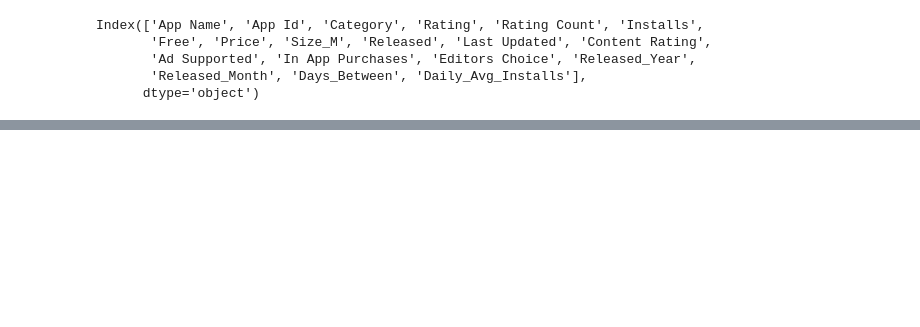
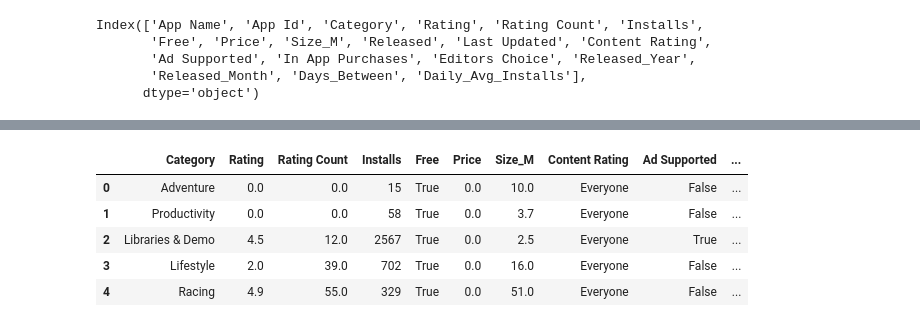
Before and after one commit to mostafa-fallaha/data-drift-simulation, a Jupyter notebook: new_data/new_data.ipynb, the cells around one changed output, grey strips where cells are left out. Saved outputs shown, nothing was run; the diff lists cells and outputs as text; code cells hidden in the pictures; blank space fills up the shorter version.

```diff
--- a/new_data/new_data.ipynb
+++ b/new_data/new_data.ipynb
@@ -64,3 +134,14 @@ df = df[:90000]
+# %%
+df.drop(columns=['Released', 'Last Updated'], axis=1, inplace=True)
+# %%
+df.head()
+# %% [output]
+|  | Category | Rating | Rating Count | Installs | Free | Price | Size_M | Content Rating | Ad Supported | ... |
+| 0 | Adventure | 0.0 | 0.0 | 15 | True | 0.0 | 10.0 | Everyone | False | ... |
+| 1 | Productivity | 0.0 | 0.0 | 58 | True | 0.0 | 3.7 | Everyone | False | ... |
+| 2 | Libraries & Demo | 4.5 | 12.0 | 2567 | True | 0.0 | 2.5 | Everyone | True | ... |
+| 3 | Lifestyle | 2.0 | 39.0 | 702 | True | 0.0 | 16.0 | Everyone | False | ... |
+| 4 | Racing | 4.9 | 55.0 | 329 | True | 0.0 | 51.0 | Everyone | False | ... |
 # %%
 filepath = Path('Google-Playstore.csv')
 filepath.parent.mkdir(parents=True, exist_ok=True)
```
Also changed, not shown: parts of 8 cells of this notebook, 1 other file.
